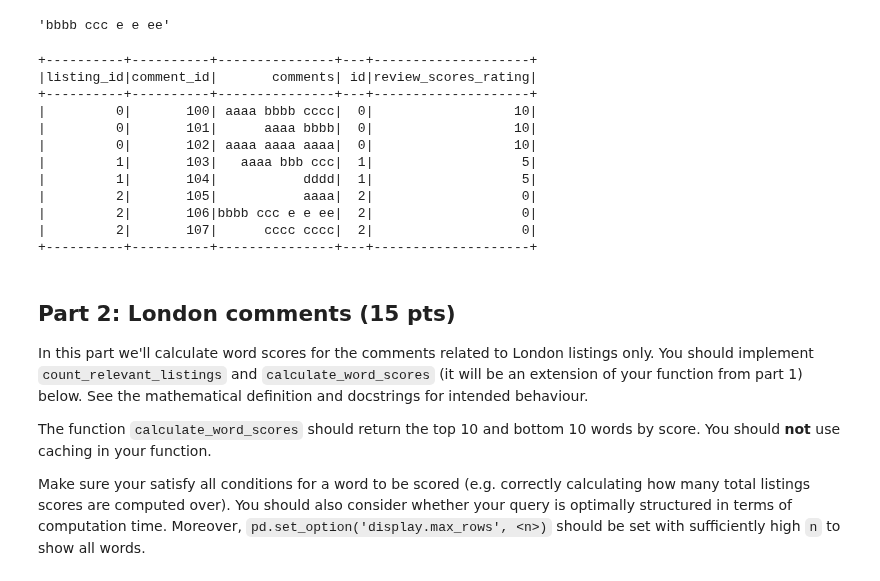
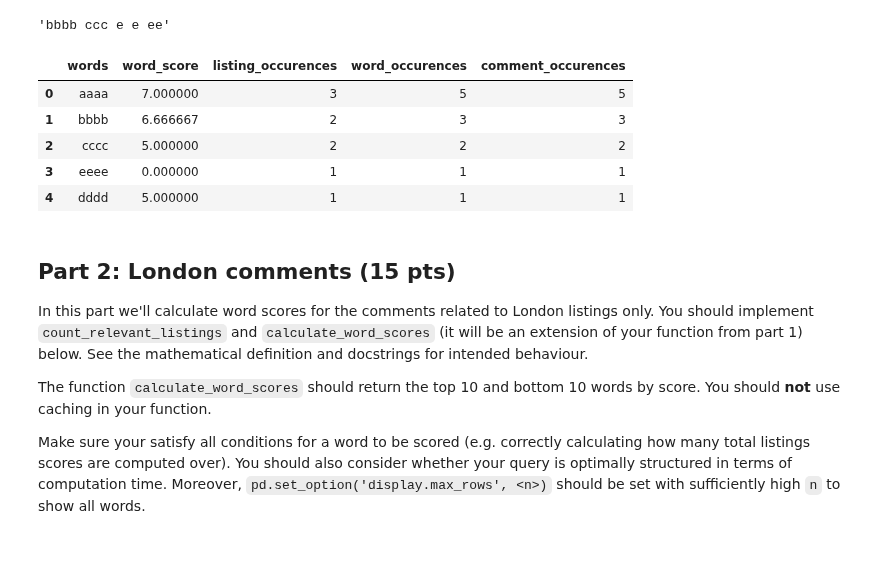
Before and after one commit to georgezefko/02807_Computational_tools_for_DS, a Jupyter notebook: 02807_Project_2.ipynb, the cells around one changed output. Saved outputs shown, nothing was run; the diff lists cells and outputs as text; code cells hidden in the pictures; blank space fills up the shorter version.

```diff
--- a/02807_Project_2.ipynb
+++ b/02807_Project_2.ipynb
@@ -665,55 +668,85 @@ def clean_text(col):
 
     """
     #first way
-    # clean_df = df.withColumn("comments",
+    # clean_df = df_sentiment_reviews_toy.withColumn("comments",
     #                                             F.regexp_replace(
     #                                                 F.trim(
     #                                                     F.regexp_replace(
     #                                                         F.lower(col),"\W"," ")), "\\s+"," "))
 
     #second way
-    single_spaces = re.sub('[^A-Za-z0-9]+', ' ', col)# removes multiple white spaces
-    single_spaces = single_spaces.lower()
+    single_spaces = col.lower()
+    single_spaces = re.sub("\s+", ' ', single_spaces)
+    single_spaces = re.sub('[^a-z0-9 ]+', '', single_spaces)# removes multiple white spaces
+
     single_spaces = single_spaces.rstrip()
 
 
 
     return single_spaces
 
 def calculate_word_scores_toy(df_list, df_rev):
     """
         Calculates the word score over listings in df_list and
         reviews in df_rev. The table produced should have the
         same columns as specified in part 1.
 
         :returns: A pandas DataFrame
     """
-    #first way
+        #first way
     # col = [i for i in df_rev.columns if i =='comments']
     # data = clean_text(col[0],df_rev)
 
-    #second way
+        #second way
 
     clean = udf(lambda z :clean_text(z), StringType())
     data = df_rev.withColumn('comments',clean('comments'))
-    new_df = data.join(df_list,data.listing_id==df_list.id,how='left_outer')
 
-    return new_df.show()
+    word_occurences = data.withColumn('word',F.explode(F.split(F.col('comments'), ' ')))\
+    .where(F.length('word')>=4)\
+    .groupBy('word')\
+    .count()\
+    .sort('count', ascending=False)
+
+    words_list=word_occurences.select('word').rdd.flatMap(list).collect()
+
+    columns = ['words', 'word_score', 'listing_occurences', 'word_occurences', 'comment_occurences']
+
+    listings= data.where(F.col("comments").contains(words_list[0])).select(F.col('listing_id').alias('id'))
+    df_inner = listings.join(df_list, on=['id'], how='inner')
+
+    listOcc=data.where(F.col("comments").contains(words_list[0]))
+
+    vals = [(words_list[0], (1/data.filter(F.col("comments").contains(words_list[0]))\
+            .count())*(df_inner.agg(F.sum(df_inner.review_scores_rating)).collect()[0][0]),
+            len(listOcc.select('listing_id').distinct().collect()),
+            data.filter(F.col("comments").contains(words_list[0])).count(),
+            data.filter(F.col("comments").contains(words_list[0])).count())]
+
+    df = spark.createDataFrame(vals, columns)
+
+    for word in words_list[1:]:
+        listings=data.where(F.col("comments").contains(word)).select(F.col('listing_id').alias('id'))
+        df_inner = listings.join(df_list, on=['id'], how='inner')
+        listOcc=data.where(F.col("comments").contains(word))
+        newRow=spark.createDataFrame([(word, (1/data.filter(F.col("comments").contains(word))\
+                .count())*(df_inner.agg(F.sum(df_inner.review_scores_rating)).collect()[0][0]),
+                                        len(listOcc.select('listing_id').distinct().collect()),
+                                        data\
+                                        .filter(F.col("comments").contains(word)).count(), data\
+                                        .filter(F.col("comments").contains(word)).count())],columns)
+        df = df.union(newRow)
+
+    return df.toPandas()
 
 calculate_word_scores_toy(df_sentiment_listings_toy, df_sentiment_reviews_toy)
 # %% [output]
-+----------+----------+---------------+---+--------------------+
-|listing_id|comment_id|       comments| id|review_scores_rating|
-+----------+----------+---------------+---+--------------------+
-|         0|       100| aaaa bbbb cccc|  0|                  10|
-|         0|       101|      aaaa bbbb|  0|                  10|
-|         0|       102| aaaa aaaa aaaa|  0|                  10|
-|         1|       103|   aaaa bbb ccc|  1|                   5|
-|         1|       104|           dddd|  1|                   5|
-|         2|       105|           aaaa|  2|                   0|
-|         2|       106|bbbb ccc e e ee|  2|                   0|
-|         2|       107|      cccc cccc|  2|                   0|
-+----------+----------+---------------+---+--------------------+
+|  | words | word_score | listing_occurences | word_occurences | comment_occurences |
+| 0 | aaaa | 7.000000 | 3 | 5 | 5 |
+| 1 | bbbb | 6.666667 | 2 | 3 | 3 |
+| 2 | cccc | 5.000000 | 2 | 2 | 2 |
+| 3 | eeee | 0.000000 | 1 | 1 | 1 |
+| 4 | dddd | 5.000000 | 1 | 1 | 1 |
 # %% [markdown]
 ## Part 2: London comments (15 pts)
 
```
Also changed, not shown: parts of 2 cells of this notebook.
